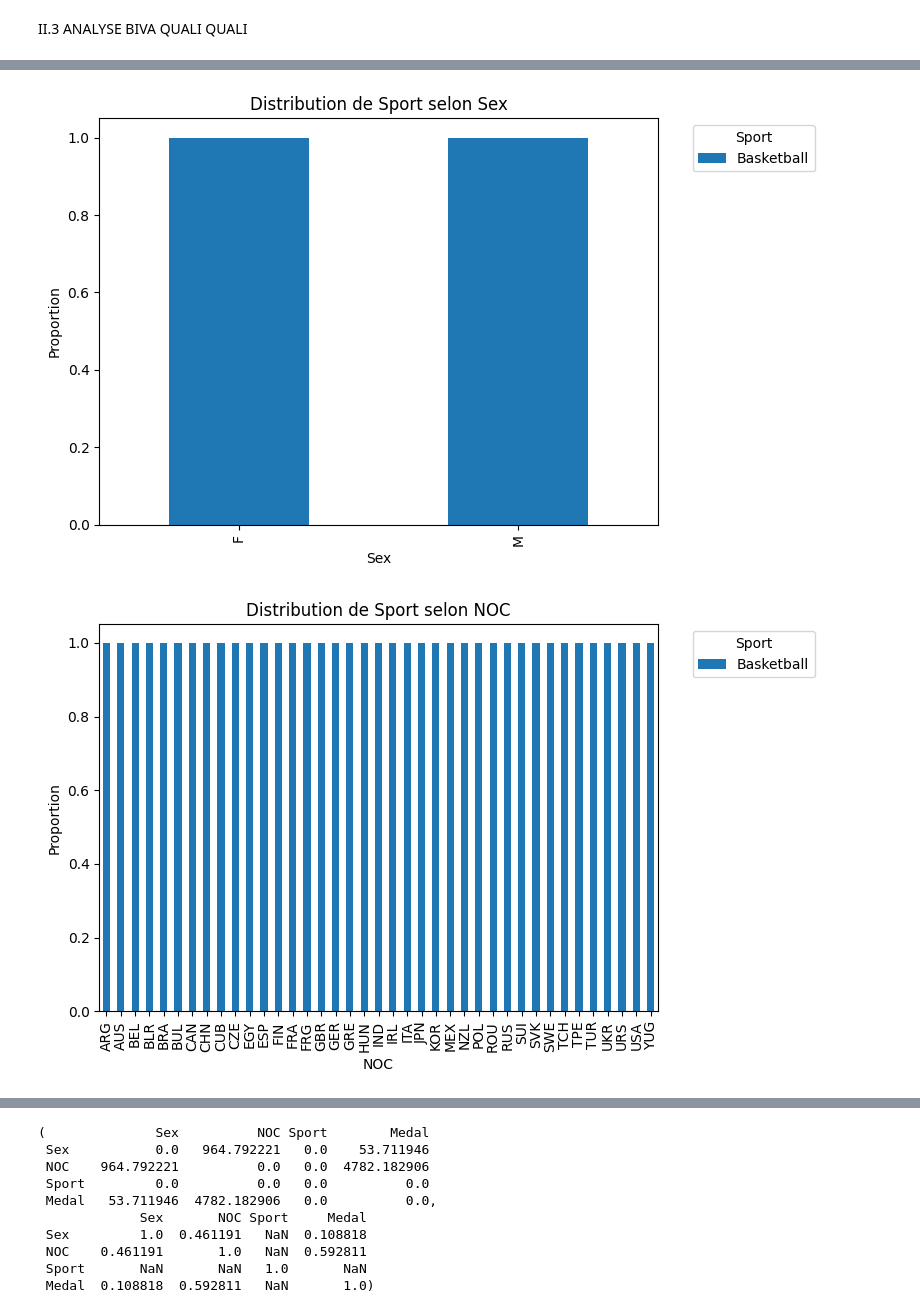
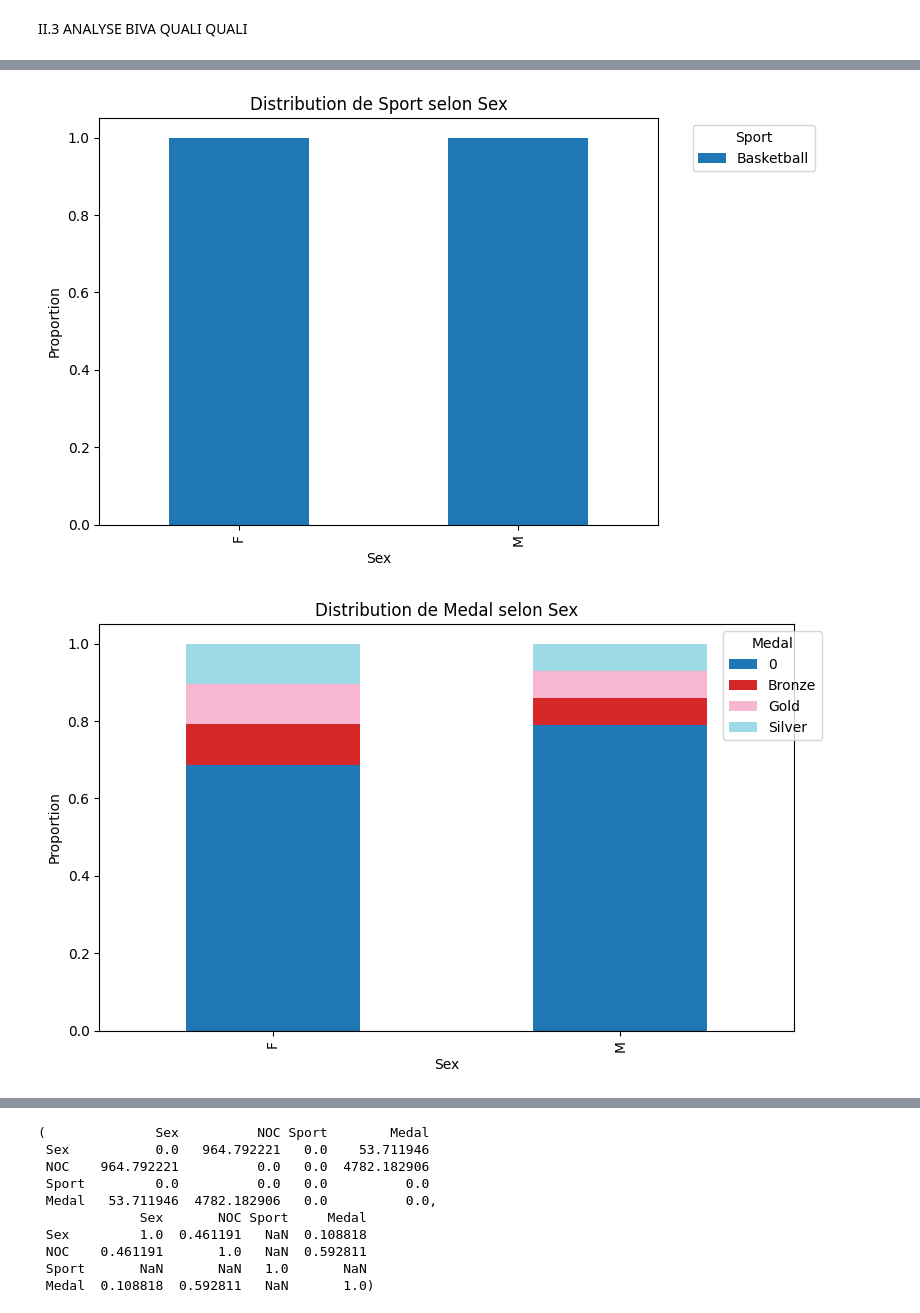
Before and after one commit to jojodu0747/ProjetTDD, a Jupyter notebook: src/reglo_variable.ipynb, the cells around one changed output, grey strips where cells are left out. Cells and saved outputs as stored; diff of their text form; code cells hidden in the pictures.

```diff
--- a/src/reglo_variable.ipynb
+++ b/src/reglo_variable.ipynb
@@ -256,8 +256,8 @@ Weight  0.212   0.796   1.000
 # %% [markdown]
 II.3 ANALYSE BIVA QUALI QUALI
 # %%
-for i in range(len(quant_vars)):
-    for j in range(i + 1, len(quant_vars)):
+for i in range(len(qual_vars)):
+    for j in range(i + 1, len(qual_vars)):
 
         var1 = qual_vars[i]
         var2 = qual_vars[j]
@@ -290,27 +293,27 @@ for i in range(len(quant_vars)):
 # %%
-for i in range(len(quant_vars)):
-    for j in range(i + 1, len(quant_vars)):
+for i in range(len(qual_vars)):
+    for j in range(i + 1, len(qual_vars)):
 
         var1 = qual_vars[i]
         var2 = qual_vars[j]
 
         dfa = df.copy()
 
         if var1 == 'NOC' or var2 == 'NOC':
             dfa = dfa[dfa['NOC'].isin(moda_NOC)]
         if var1 == 'Sport' or var2 == 'Sport':
             dfa = dfa[dfa['Sport'].isin(moda_Sport)]
 
         prop_table = pd.crosstab(dfa[var1], dfa[var2], normalize="index")
 
         prop_table.plot(kind="bar", stacked=True, figsize=(8, 5), colormap="tab20")
         plt.title(f"Distribution de {var2} selon {var1}")
         plt.xlabel(var1)
         plt.ylabel("Proportion")
         plt.legend(title=var2, bbox_to_anchor=(1.05, 1))
         plt.tight_layout()
         plt.show()
 # %% [output]
 [figure]
 [figure]
-[figure, old version]
+[figure, new version]
```
Also changed, not shown: parts of 11 cells of this notebook.
